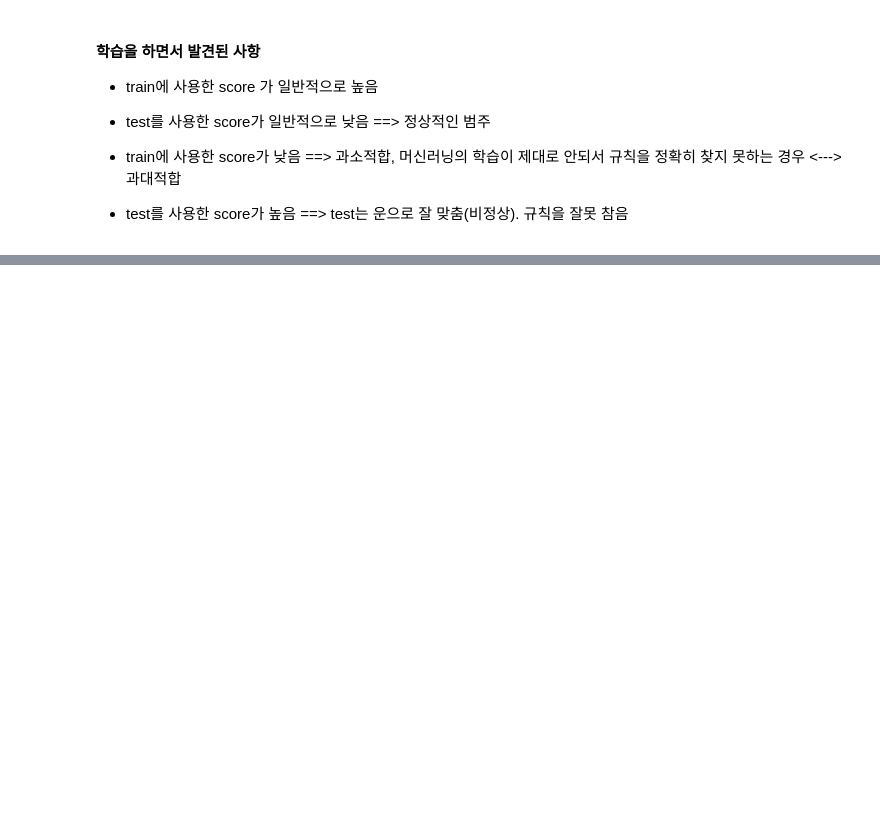
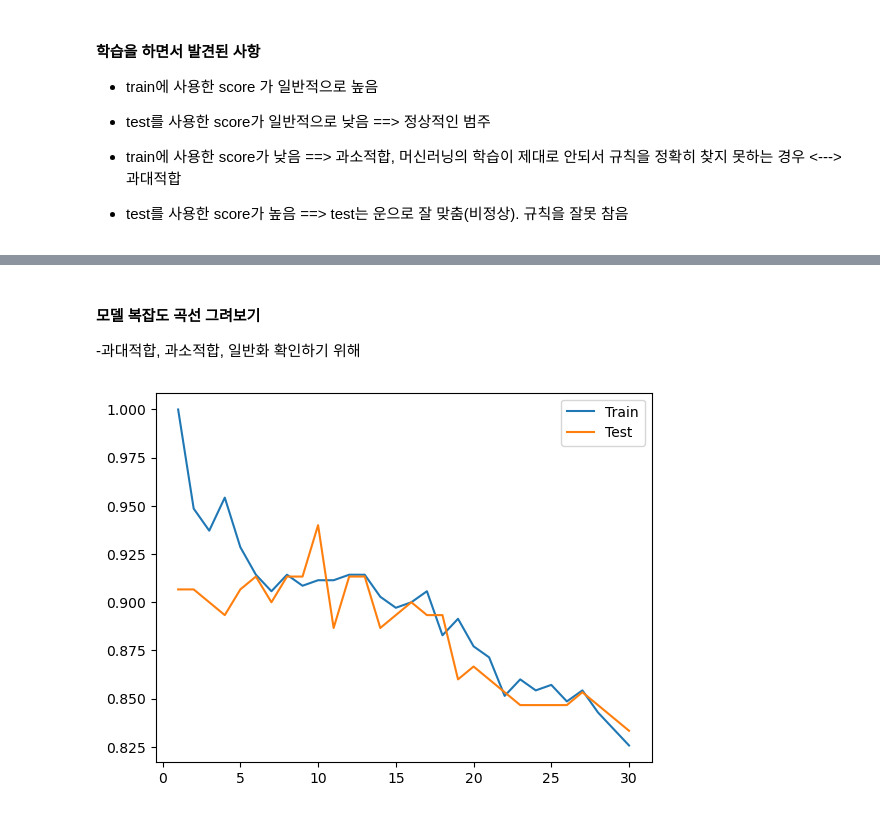
Before and after one commit to pass98/marchin, a Jupyter notebook: Machine_Learning/ex02_bmi실습_머신러닝 학습과정(7단계) 이해하기.ipynb, the cells around one changed output, grey strips where cells are left out. Cells and saved outputs as stored; diff of their text form; code cells hidden in the pictures; blank space fills up the shorter version.

```diff
--- a/Machine_Learning/ex02_bmi실습_머신러닝 학습과정(7단계) 이해하기.ipynb
+++ b/Machine_Learning/ex02_bmi실습_머신러닝 학습과정(7단계) 이해하기.ipynb
@@ -227,7 +227,7 @@ bmi.loc[bmi['Weight'] == 78]
 - KNN 모델
 # %%
 from sklearn.neighbors import KNeighborsClassifier
-knn_model = KNeighborsClassifier() # 기본값
+knn_model = KNeighborsClassifier(n_neighbors=4) # 기본값
 # %% [markdown]
 #### 문제데이터와 정답데이터로 분리
 # %%
@@ -302,0 +307,4 @@ knn_model.score(X_train, y_train)
+# %%
+knn_model2 = KNeighborsClassifier(n_neighbors=3) # 튜닝값
+knn_model2.fit(X_train, y_train)
+knn_model2.score(X_test, y_test)
@@ -302,0 +313,6 @@ knn_model.score(X_train, y_train)
+# %%
+# 반복문 적용한 튜닝값
+for i in range(1, 11) :
+    knn_model3 = KNeighborsClassifier(n_neighbors=i)
+    knn_model3.fit(X_train, y_train)
+    print(f"{i}번째 score : {knn_model3.score(X_test, y_test)}")
@@ -302,0 +330,34 @@ knn_model.score(X_train, y_train)
+# %% [markdown]
+#### 모델 복잡도 곡선 그려보기
+-과대적합, 과소적합, 일반화 확인하기 위해
+# %%
+# 훈련용과 평가용 데이터의 점수를 저장
+# 룬련용 데이터 점수
+train_score  = []
+# 평가용 데이터 점수
+test_score = []
+
+# n_neighbors : 1 - 30Rkwl qksqhr
+for i in range(1, 31) :
+    #n_neighbors를 변경해가면서 모델 생성
+    knn_model4 = KNeighborsClassifier(n_neighbors=i)
+
+    # 생성된 모델 학습
+    knn_model4.fit(X_train, y_train)
+
+    # 만들어진 규칙으로  score 값 지정 - 과대적합, 과소적합, 일반화 확인
+
+    train_score.append(knn_model4.score(X_train, y_train))
+    test_score.append(knn_model4.score(X_test, y_test))
+# %%
+# 그래프로 확인하기
+# 선그래프 : plot(x, y축의 값 필요)
+# x축(학습량) : n_neighbors = range(1 , 31)
+# y축(정확도) : score
+
+plt.plot(range(1,31), train_score, label = 'Train')
+plt.plot(range(1,31), test_score, label = 'Test')
+plt.legend()
+plt.show()
+# %% [output]
+[figure, added]
```
Also changed, not shown: parts of 6 cells of this notebook, 1 other file.
